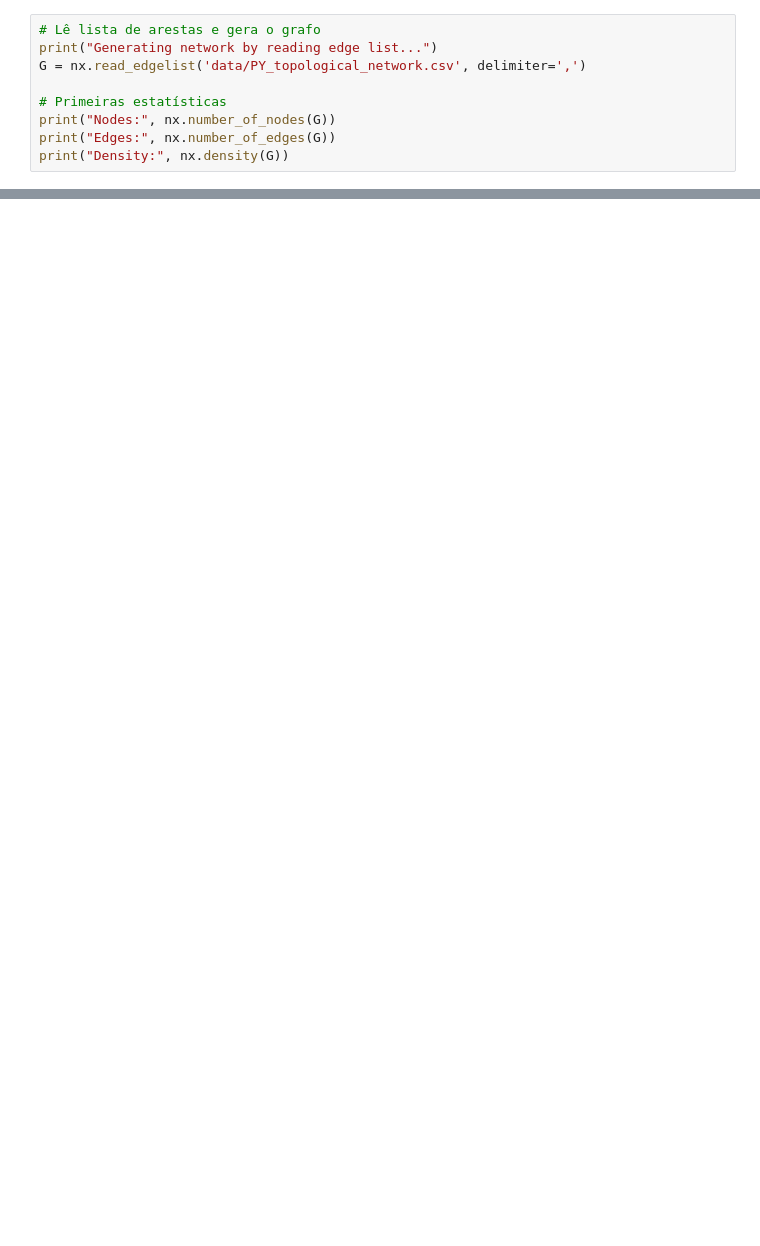
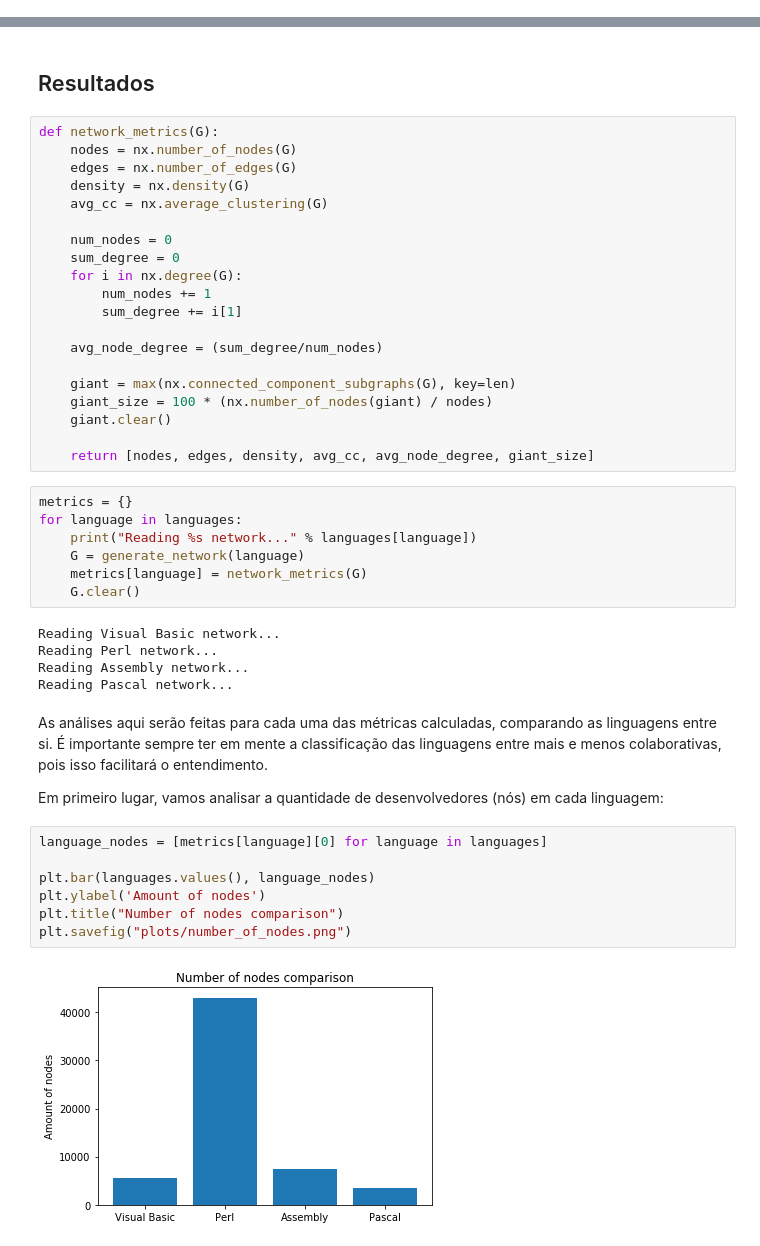
Before and after one commit to opgabriel/IntroDataScience-GitHub, a Jupyter notebook: [ICD] Projeto Final - Gabriel Oliveira.ipynb, the cells around one changed output, grey strips where cells are left out. Cells and saved outputs as stored; diff of their text form; blank space fills up the shorter version.

```diff
--- a/[ICD] Projeto Final - Gabriel Oliveira.ipynb
+++ b/[ICD] Projeto Final - Gabriel Oliveira.ipynb
@@ -83,9 +18,0 @@ $$CC = \frac{1}{n}\sum_{i \in G} CC_i$$
-# %%
-# Lê lista de arestas e gera o grafo
-print("Generating network by reading edge list...")
-G = nx.read_edgelist('data/PY_topological_network.csv', delimiter=',')
-
-# Primeiras estatísticas
-print("Nodes:", nx.number_of_nodes(G))
-print("Edges:", nx.number_of_edges(G))
-print("Density:", nx.density(G))
@@ -164,0 +97,47 @@ Alpha 1.6881291386438328
+# %% [markdown]
+## Resultados
+# %%
+def network_metrics(G):
+    nodes = nx.number_of_nodes(G)
+    edges = nx.number_of_edges(G)
+    density = nx.density(G)
+    avg_cc = nx.average_clustering(G)
+
+    num_nodes = 0
+    sum_degree = 0
+    for i in nx.degree(G):
+        num_nodes += 1
+        sum_degree += i[1]
+
+    avg_node_degree = (sum_degree/num_nodes)
+
+    giant = max(nx.connected_component_subgraphs(G), key=len)
+    giant_size = 100 * (nx.number_of_nodes(giant) / nodes)
+    giant.clear()
+
+    return [nodes, edges, density, avg_cc, avg_node_degree, giant_size]
+# %%
+metrics = {}
+for language in languages:
+    print("Reading %s network..." % languages[language])
+    G = generate_network(language)
+    metrics[language] = network_metrics(G)
+    G.clear()
+# %% [output]
+Reading Visual Basic network...
+Reading Perl network...
+Reading Assembly network...
+Reading Pascal network...
+# %% [markdown]
+As análises aqui serão feitas para cada uma das métricas calculadas, comparando as linguagens entre si. É importante sempre ter em mente a classificação das linguagens entre mais e menos colaborativas, pois isso facilitará o entendimento.
+
+Em primeiro lugar, vamos analisar a quantidade de desenvolvedores (nós) em cada linguagem:
+# %%
+language_nodes = [metrics[language][0] for language in languages]
+
+plt.bar(languages.values(), language_nodes)
+plt.ylabel('Amount of nodes')
+plt.title("Number of nodes comparison")
+plt.savefig("plots/number_of_nodes.png")
+# %% [output]
+[figure, added]
```
Also changed, not shown: parts of 38 cells of this notebook, 18 other files.
